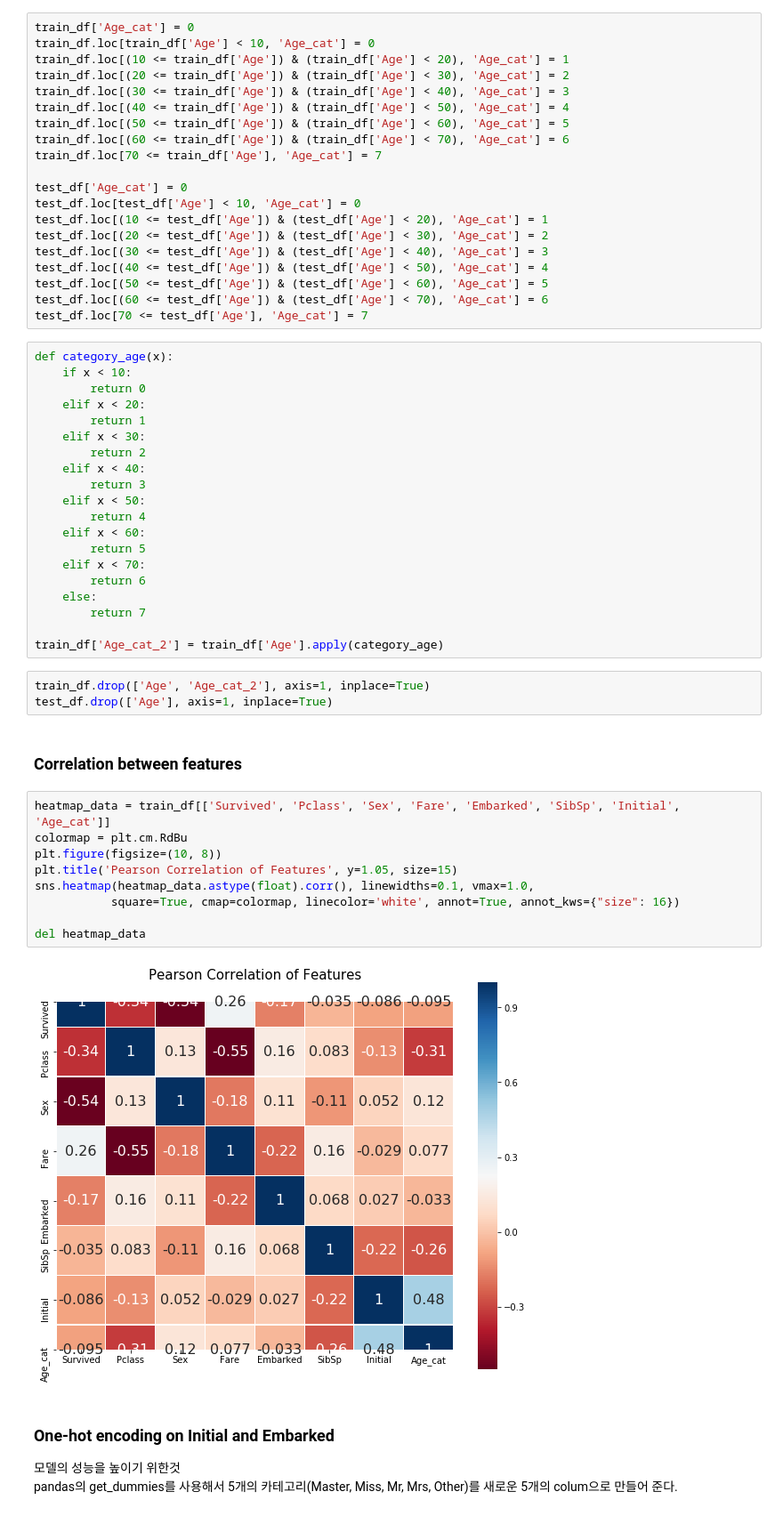
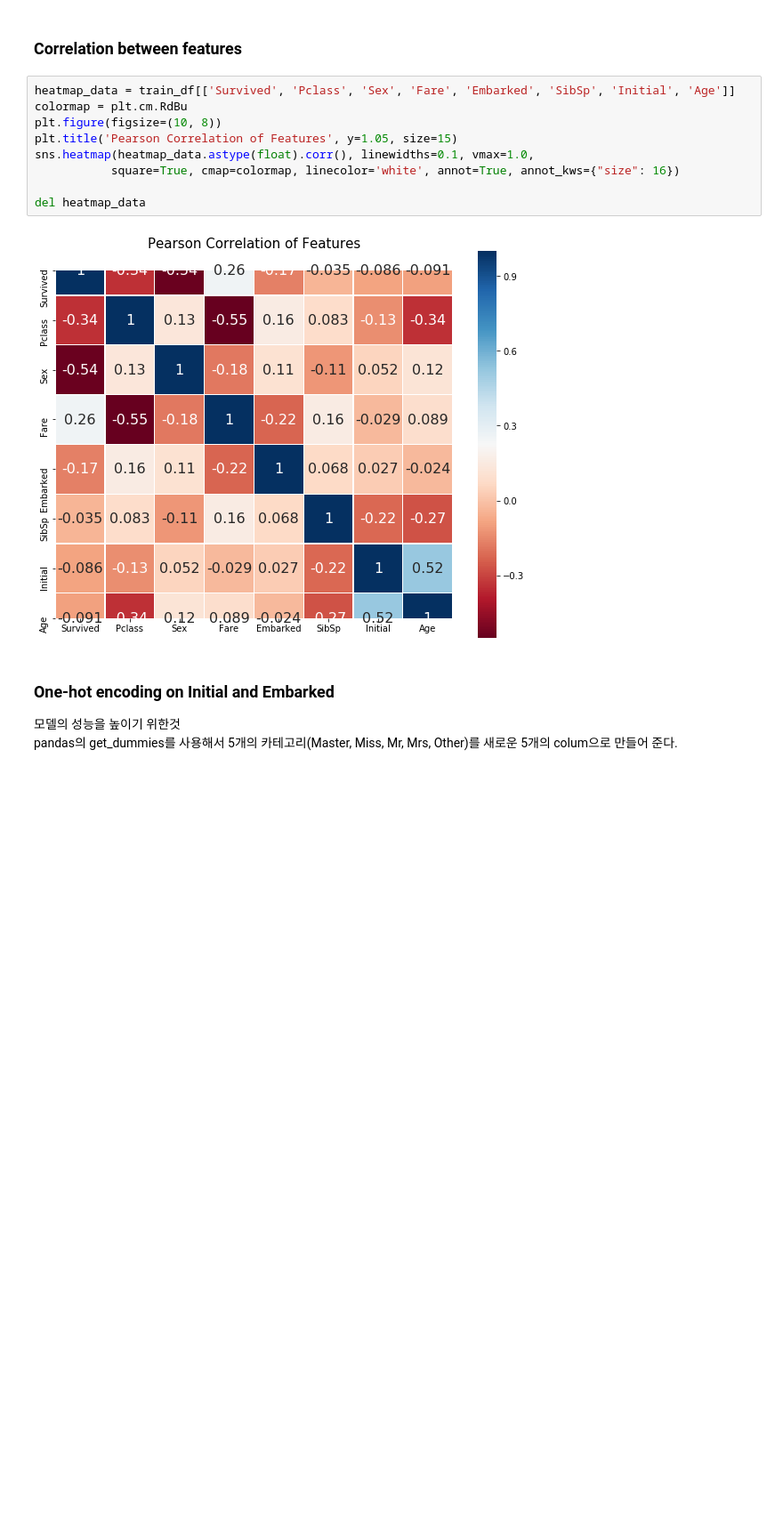
Before and after one commit to ellyheetov/kaggle_tatanic_classification, a Jupyter notebook: my_titanic_solution.ipynb, the cells around one changed output. Shown at 89% size. Cells and saved outputs as stored; diff of their text form; blank space fills up the shorter version.

Commit message:
Update my_titanic_solution.ipynb
remove age category

```diff
--- a/my_titanic_solution.ipynb
+++ b/my_titanic_solution.ipynb
@@ -167,59 +165,16 @@ test_df['Sex'] = test_df['Sex'].map({'female': 0, 'male': 1})
-# %%
-train_df['Age_cat'] = 0
-train_df.loc[train_df['Age'] < 10, 'Age_cat'] = 0
-train_df.loc[(10 <= train_df['Age']) & (train_df['Age'] < 20), 'Age_cat'] = 1
-train_df.loc[(20 <= train_df['Age']) & (train_df['Age'] < 30), 'Age_cat'] = 2
-train_df.loc[(30 <= train_df['Age']) & (train_df['Age'] < 40), 'Age_cat'] = 3
-train_df.loc[(40 <= train_df['Age']) & (train_df['Age'] < 50), 'Age_cat'] = 4
-train_df.loc[(50 <= train_df['Age']) & (train_df['Age'] < 60), 'Age_cat'] = 5
-train_df.loc[(60 <= train_df['Age']) & (train_df['Age'] < 70), 'Age_cat'] = 6
-train_df.loc[70 <= train_df['Age'], 'Age_cat'] = 7
-
-test_df['Age_cat'] = 0
-test_df.loc[test_df['Age'] < 10, 'Age_cat'] = 0
-test_df.loc[(10 <= test_df['Age']) & (test_df['Age'] < 20), 'Age_cat'] = 1
-test_df.loc[(20 <= test_df['Age']) & (test_df['Age'] < 30), 'Age_cat'] = 2
-test_df.loc[(30 <= test_df['Age']) & (test_df['Age'] < 40), 'Age_cat'] = 3
-test_df.loc[(40 <= test_df['Age']) & (test_df['Age'] < 50), 'Age_cat'] = 4
-test_df.loc[(50 <= test_df['Age']) & (test_df['Age'] < 60), 'Age_cat'] = 5
-test_df.loc[(60 <= test_df['Age']) & (test_df['Age'] < 70), 'Age_cat'] = 6
-test_df.loc[70 <= test_df['Age'], 'Age_cat'] = 7
-# %%
-def category_age(x):
-    if x < 10:
-        return 0
-    elif x < 20:
-        return 1
-    elif x < 30:
-        return 2
-    elif x < 40:
-        return 3
-    elif x < 50:
-        return 4
-    elif x < 60:
-        return 5
-    elif x < 70:
-        return 6
-    else:
-        return 7
-
-train_df['Age_cat_2'] = train_df['Age'].apply(category_age)
-# %%
-train_df.drop(['Age', 'Age_cat_2'], axis=1, inplace=True)
-test_df.drop(['Age'], axis=1, inplace=True)
 # %% [markdown]
 ### Correlation between features
 # %%
-heatmap_data = train_df[['Survived', 'Pclass', 'Sex', 'Fare', 'Embarked', 'SibSp', 'Initial', 'Age_cat']]
+heatmap_data = train_df[['Survived', 'Pclass', 'Sex', 'Fare', 'Embarked', 'SibSp', 'Initial', 'Age']]
 colormap = plt.cm.RdBu
 plt.figure(figsize=(10, 8))
 plt.title('Pearson Correlation of Features', y=1.05, size=15)
 sns.heatmap(heatmap_data.astype(float).corr(), linewidths=0.1, vmax=1.0,
            square=True, cmap=colormap, linecolor='white', annot=True, annot_kws={"size": 16})
 
 del heatmap_data
 # %% [output]
-[figure, old version]
+[figure, new version]
 # %% [markdown]
 ### One-hot encoding on Initial and Embarked
 
```
Also changed, not shown: parts of 6 cells of this notebook.
